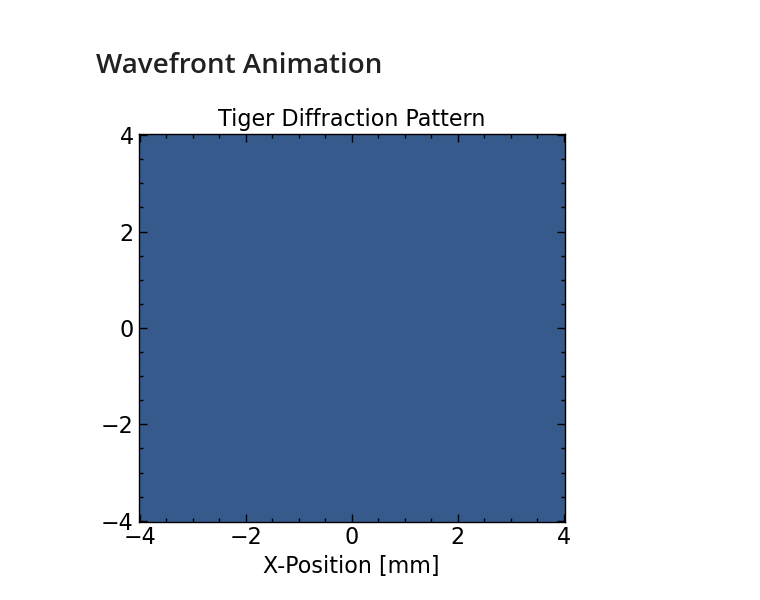
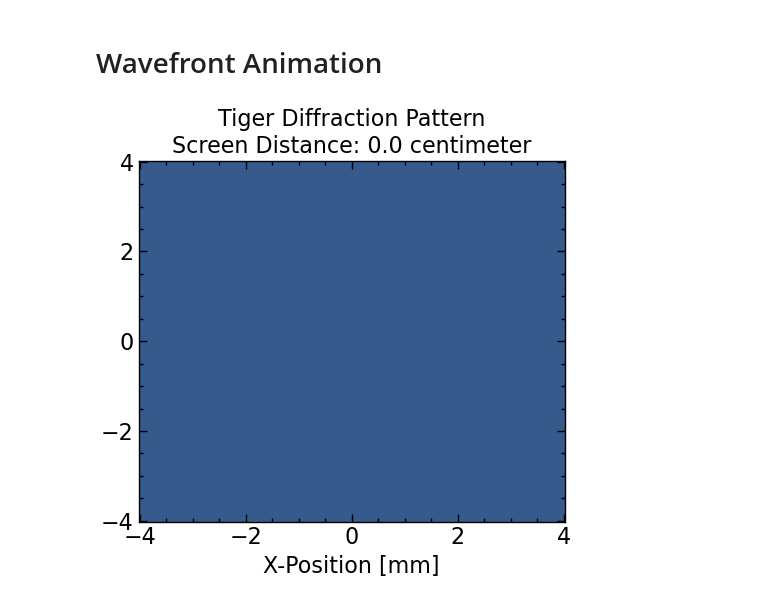
Before and after one commit to MizzouINDFUL/MarshallFourierOptics, a Jupyter notebook: notebooks/gs_example.ipynb, the cells around one changed output. Saved outputs shown, nothing was run; the diff lists cells and outputs as text; code cells hidden in the pictures.

```diff
--- a/notebooks/gs_example.ipynb
+++ b/notebooks/gs_example.ipynb
@@ -126,6 +125,7 @@ from matplotlib.animation import FuncAnimation
 def animate(frame_num):
     img = np.abs(data[frame_num])**2
     im.set_array(img.ravel())
+    ax.set_title(f"Tiger Diffraction Pattern\nScreen Distance: {(frame_num+1) * z / 100}")
     return im
 # %%
 data = []
@@ -139,11 +139,11 @@ max_ = np.max(np.abs(data))
 # %%
 fig,ax = plt.subplots(1,1, figsize=(5,5))
 im = ax.pcolormesh(xx,yy,np.abs(data[0])**2, vmin=min_, vmax=max_)
 ax.set_xlabel('X-Position [mm]')
 ax.set_label('Y-Position [mm]')
-ax.set_title("Tiger Diffraction Pattern")
+ax.set_title(f"Tiger Diffraction Pattern\nScreen Distance: {0 * z}")
 plt.tight_layout()
 anim = FuncAnimation(fig, animate, frames=len(data), interval=100, repeat=False)
 plt.show()
 # %% [output]
-[figure, old version]
+[figure, new version]
```
Also changed, not shown: parts of 2 cells of this notebook, 9 other files.
